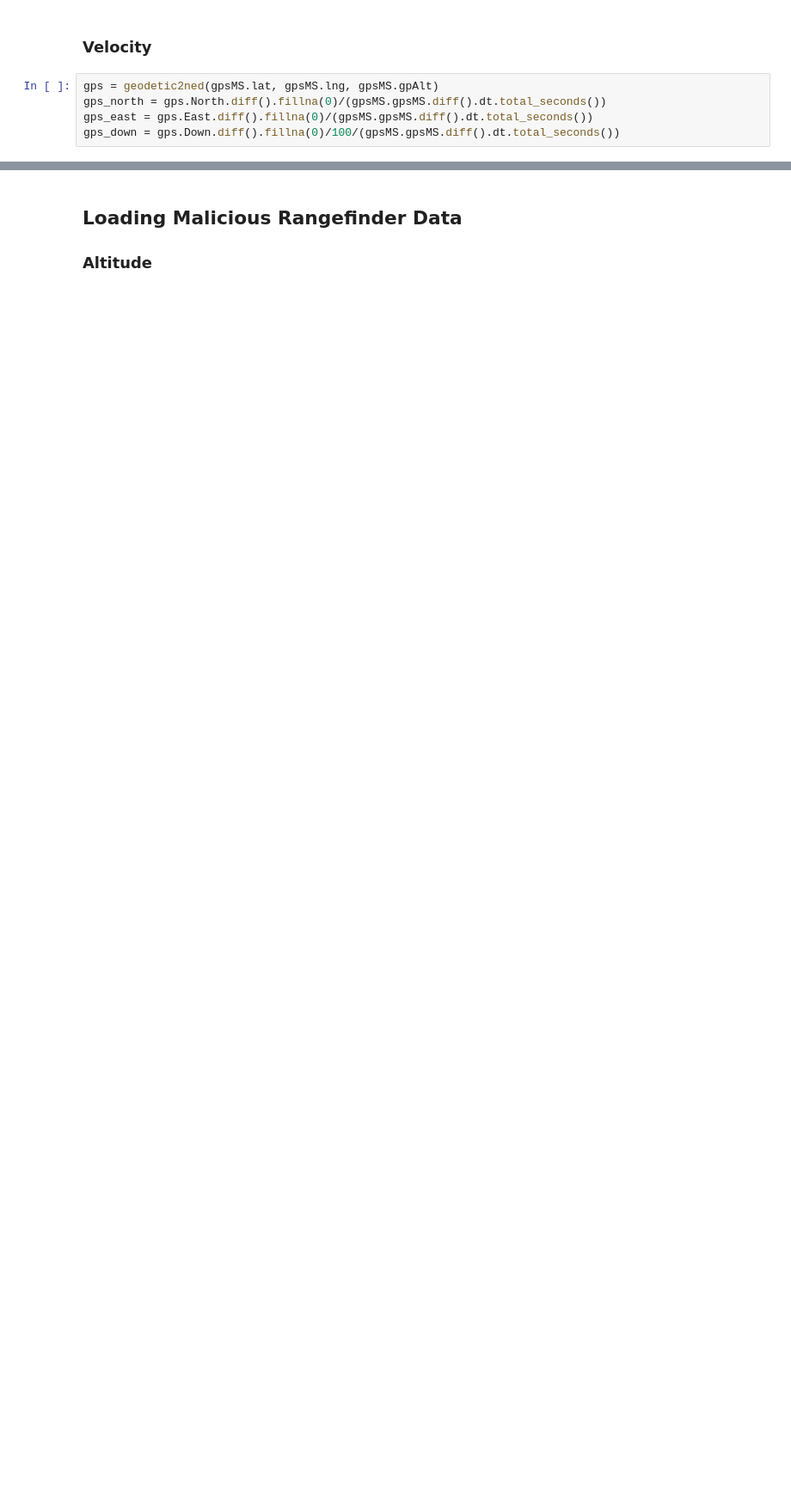
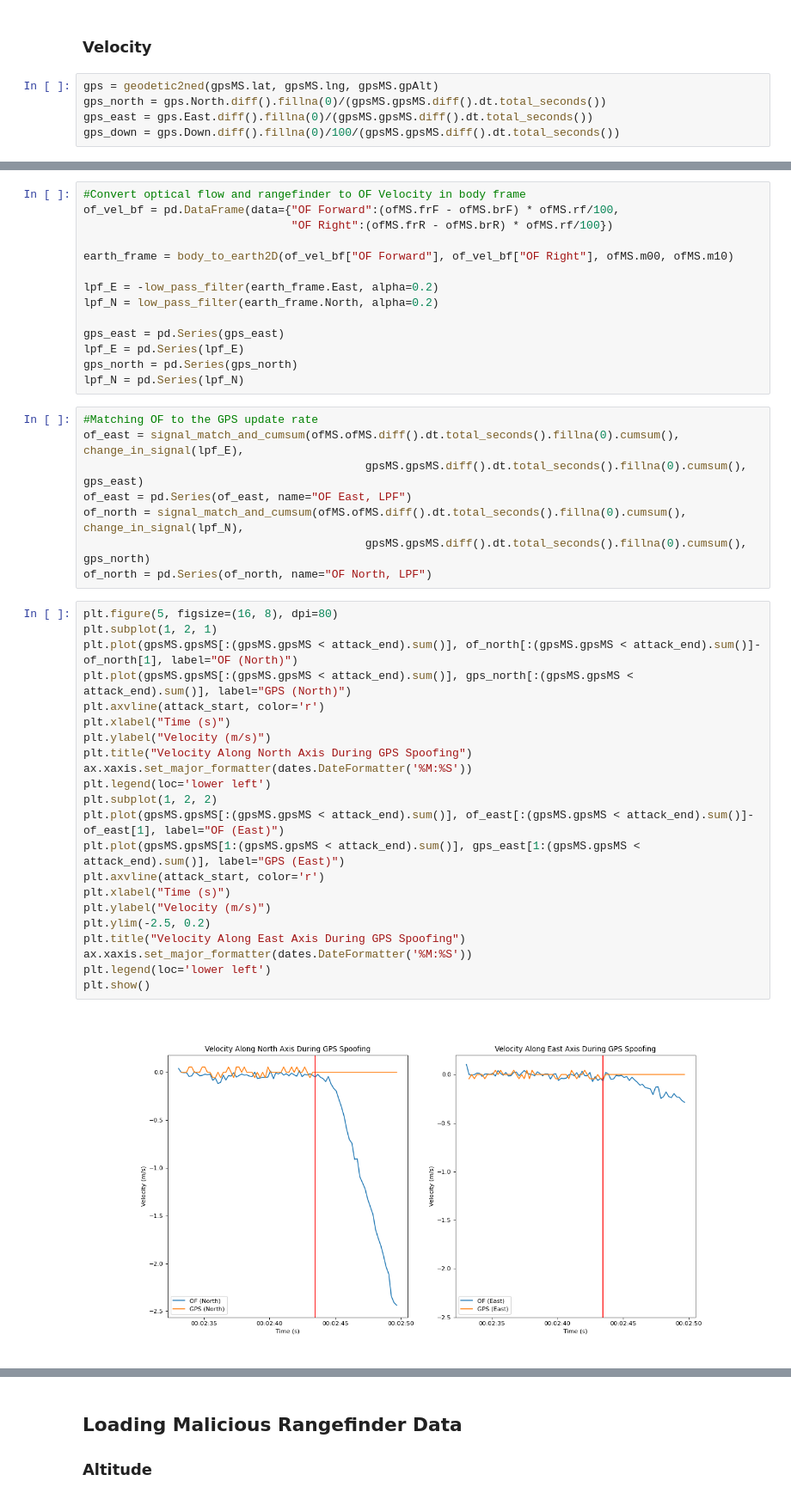
Before and after one commit to BaileySri/Practical-Software-Defense-for-GPS-Spoofing-on-a-Hobby-UAV-Offline, a Jupyter notebook: notebooks/1.0-bks-GPS.ipynb, the cells around one changed output, grey strips where cells are left out. Shown at 86% size. Saved outputs shown, nothing was run; the diff lists cells and outputs as text; blank space fills up the shorter version.

```diff
--- a/notebooks/1.0-bks-GPS.ipynb
+++ b/notebooks/1.0-bks-GPS.ipynb
@@ -237,0 +236,46 @@ plt.show()
+# %%
+#Convert optical flow and rangefinder to OF Velocity in body frame
+of_vel_bf = pd.DataFrame(data={"OF Forward":(ofMS.frF - ofMS.brF) * ofMS.rf/100,
+                               "OF Right":(ofMS.frR - ofMS.brR) * ofMS.rf/100})
+
+earth_frame = body_to_earth2D(of_vel_bf["OF Forward"], of_vel_bf["OF Right"], ofMS.m00, ofMS.m10)
+
+lpf_E = -low_pass_filter(earth_frame.East, alpha=0.2)
+lpf_N = low_pass_filter(earth_frame.North, alpha=0.2)
+
+gps_east = pd.Series(gps_east)
+lpf_E = pd.Series(lpf_E)
+gps_north = pd.Series(gps_north)
+lpf_N = pd.Series(lpf_N)
+# %%
+#Matching OF to the GPS update rate
+of_east = signal_match_and_cumsum(ofMS.ofMS.diff().dt.total_seconds().fillna(0).cumsum(), change_in_signal(lpf_E),
+                                          gpsMS.gpsMS.diff().dt.total_seconds().fillna(0).cumsum(), gps_east)
+of_east = pd.Series(of_east, name="OF East, LPF")
+of_north = signal_match_and_cumsum(ofMS.ofMS.diff().dt.total_seconds().fillna(0).cumsum(), change_in_signal(lpf_N),
+                                          gpsMS.gpsMS.diff().dt.total_seconds().fillna(0).cumsum(), gps_north)
+of_north = pd.Series(of_north, name="OF North, LPF")
+# %%
+plt.figure(5, figsize=(16, 8), dpi=80)
+plt.subplot(1, 2, 1)
+plt.plot(gpsMS.gpsMS[:(gpsMS.gpsMS < attack_end).sum()], of_north[:(gpsMS.gpsMS < attack_end).sum()]-of_north[1], label="OF (North)")
+plt.plot(gpsMS.gpsMS[:(gpsMS.gpsMS < attack_end).sum()], gps_north[:(gpsMS.gpsMS < attack_end).sum()], label="GPS (North)")
+plt.axvline(attack_start, color='r')
+plt.xlabel("Time (s)")
+plt.ylabel("Velocity (m/s)")
+plt.title("Velocity Along North Axis During GPS Spoofing")
+ax.xaxis.set_major_formatter(dates.DateFormatter('%M:%S'))
+plt.legend(loc='lower left')
+plt.subplot(1, 2, 2)
+plt.plot(gpsMS.gpsMS[:(gpsMS.gpsMS < attack_end).sum()], of_east[:(gpsMS.gpsMS < attack_end).sum()]-of_east[1], label="OF (East)")
+plt.plot(gpsMS.gpsMS[1:(gpsMS.gpsMS < attack_end).sum()], gps_east[1:(gpsMS.gpsMS < attack_end).sum()], label="GPS (East)")
+plt.axvline(attack_start, color='r')
+plt.xlabel("Time (s)")
+plt.ylabel("Velocity (m/s)")
+plt.ylim(-2.5, 0.2)
+plt.title("Velocity Along East Axis During GPS Spoofing")
+ax.xaxis.set_major_formatter(dates.DateFormatter('%M:%S'))
+plt.legend(loc='lower left')
+plt.show()
+# %% [output]
+[figure, added]
```
Also changed, not shown: parts of 19 cells of this notebook, 1 other file.
